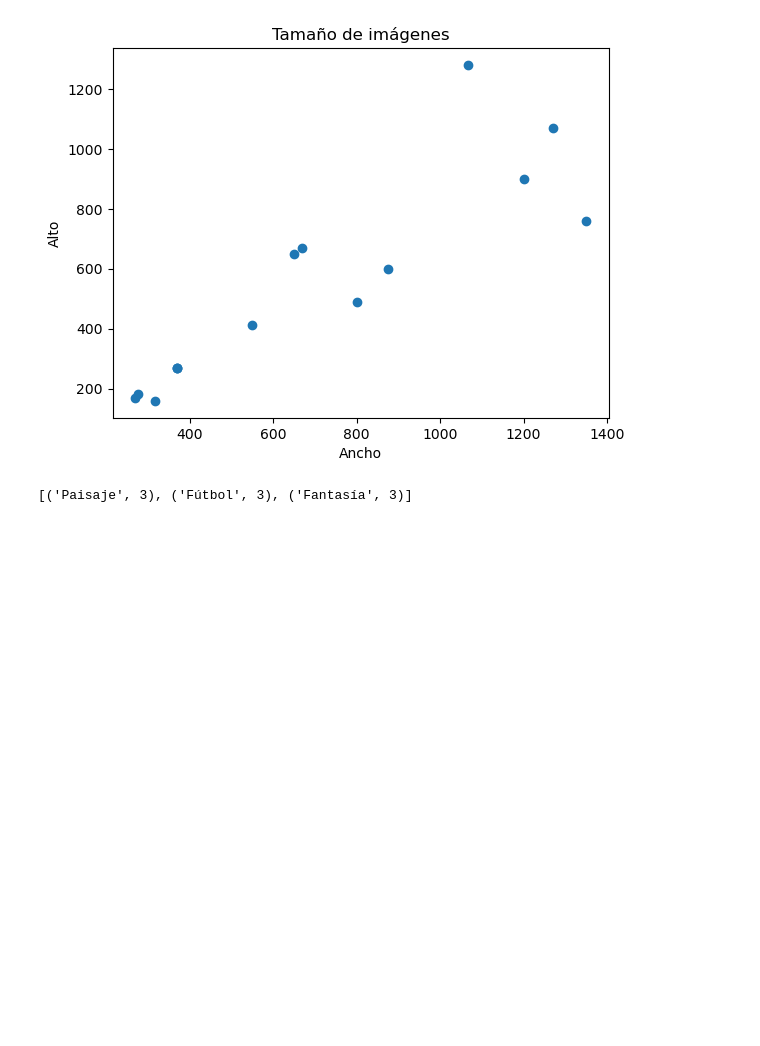
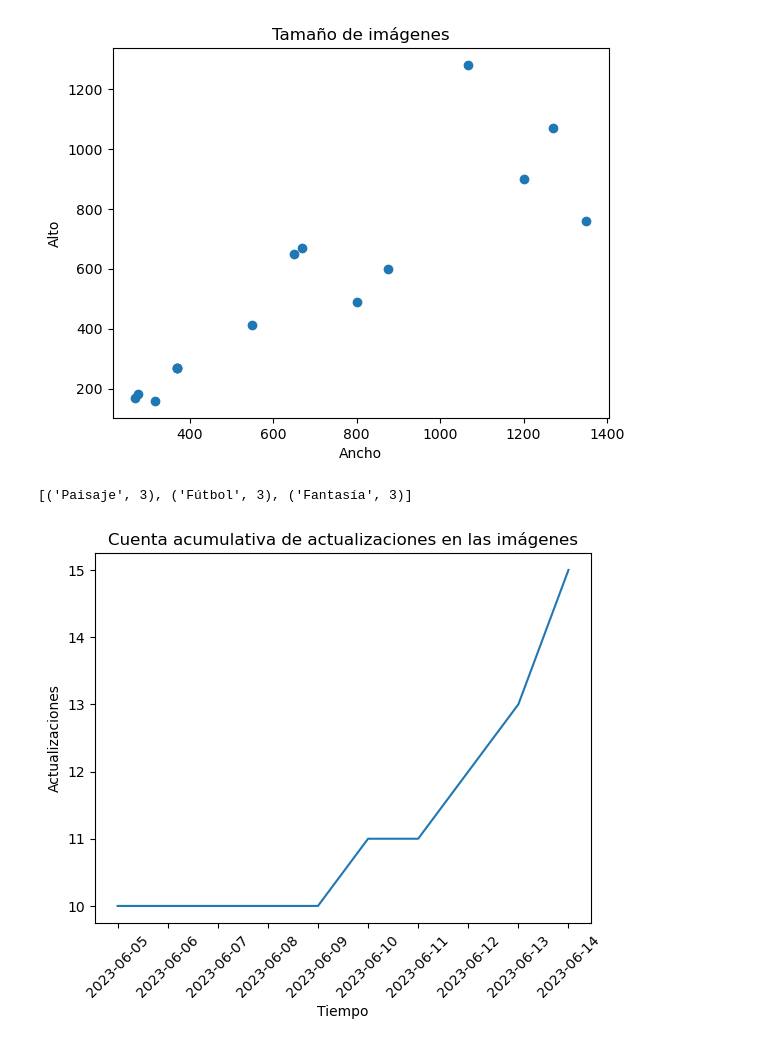
Before and after one commit to Petercantropvs/UNLPImage, a Jupyter notebook: unlpimage/estadisticas_jupyter.ipynb, the cells around one changed output. Drawn from its saved outputs; the diff is of its cells as text; code cells hidden in the pictures; blank space fills up the shorter version.

```diff
--- a/unlpimage/estadisticas_jupyter.ipynb
+++ b/unlpimage/estadisticas_jupyter.ipynb
@@ -229,3 +229,17 @@ top = count.most_common(3)
 top
 # %% [output]
 [('Paisaje', 3), ('Fútbol', 3), ('Fantasía', 3)]
+# %%
+df['Timestamp'] = pd.to_datetime(df['Time'])
+condition = df["Action"] == "Guardó información nueva en las imágenes del directorio"
+filtered_df = df[condition]
+grouped_df = filtered_df.groupby(pd.Grouper(key='Timestamp', freq='D')).size().cumsum()
+
+plt.plot(grouped_df.index, grouped_df.values)
+plt.xlabel('Tiempo')
+plt.ylabel('Actualizaciones')
+plt.title('Cuenta acumulativa de actualizaciones en las imágenes')
+plt.xticks(rotation=45)
+plt.show()
+# %% [output]
+[figure, added]
```
Also changed, not shown: parts of 2 cells of this notebook.
